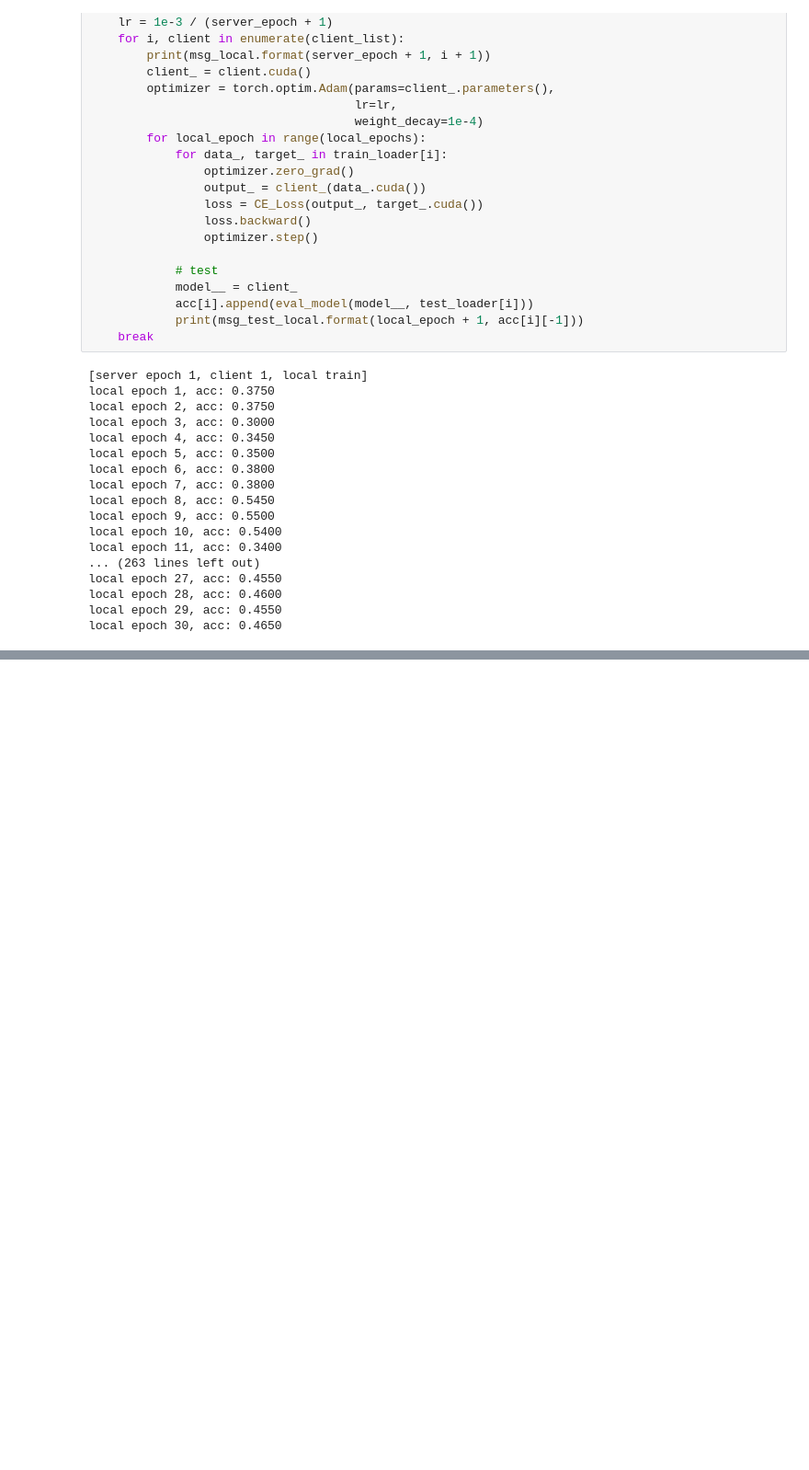
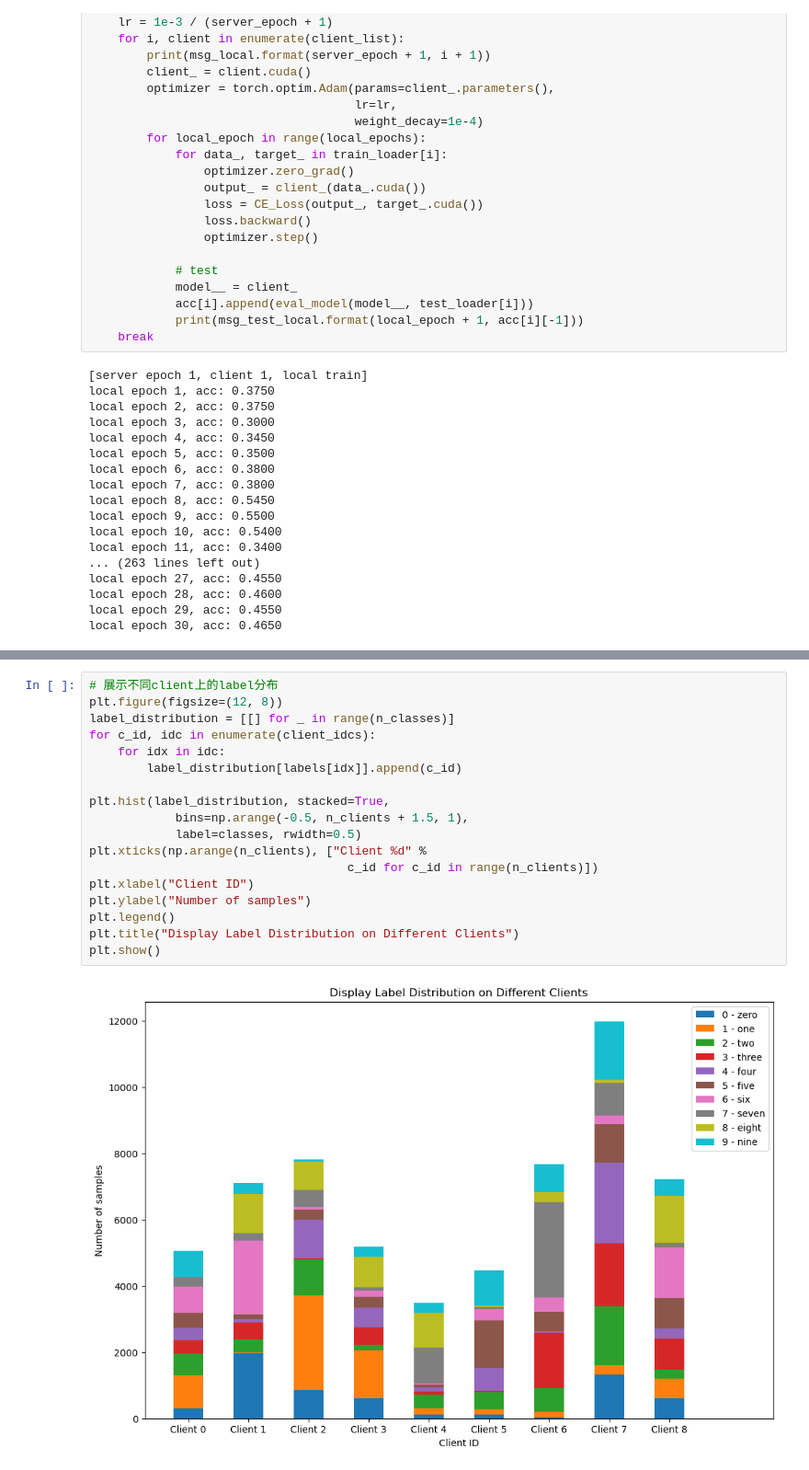
Before and after one commit to Haifeng-Dai/hybrid_new, a Jupyter notebook: test.ipynb, the cells around one changed output, grey strips where cells are left out. Shown at 92% size. Saved outputs shown, nothing was run; the diff lists cells and outputs as text; blank space fills up the shorter version.

```diff
--- a/test.ipynb
+++ b/test.ipynb
@@ -200,0 +341,20 @@ print(type(a), a[::3])
+# %%
+# 展示不同client上的label分布
+plt.figure(figsize=(12, 8))
+label_distribution = [[] for _ in range(n_classes)]
+for c_id, idc in enumerate(client_idcs):
+    for idx in idc:
+        label_distribution[labels[idx]].append(c_id)
+
+plt.hist(label_distribution, stacked=True,
+            bins=np.arange(-0.5, n_clients + 1.5, 1),
+            label=classes, rwidth=0.5)
+plt.xticks(np.arange(n_clients), ["Client %d" %
+                                    c_id for c_id in range(n_clients)])
+plt.xlabel("Client ID")
+plt.ylabel("Number of samples")
+plt.legend()
+plt.title("Display Label Distribution on Different Clients")
+plt.show()
+# %% [output]
+[figure, added]
```
Also changed, not shown: parts of 6 cells of this notebook, 12 other files.
